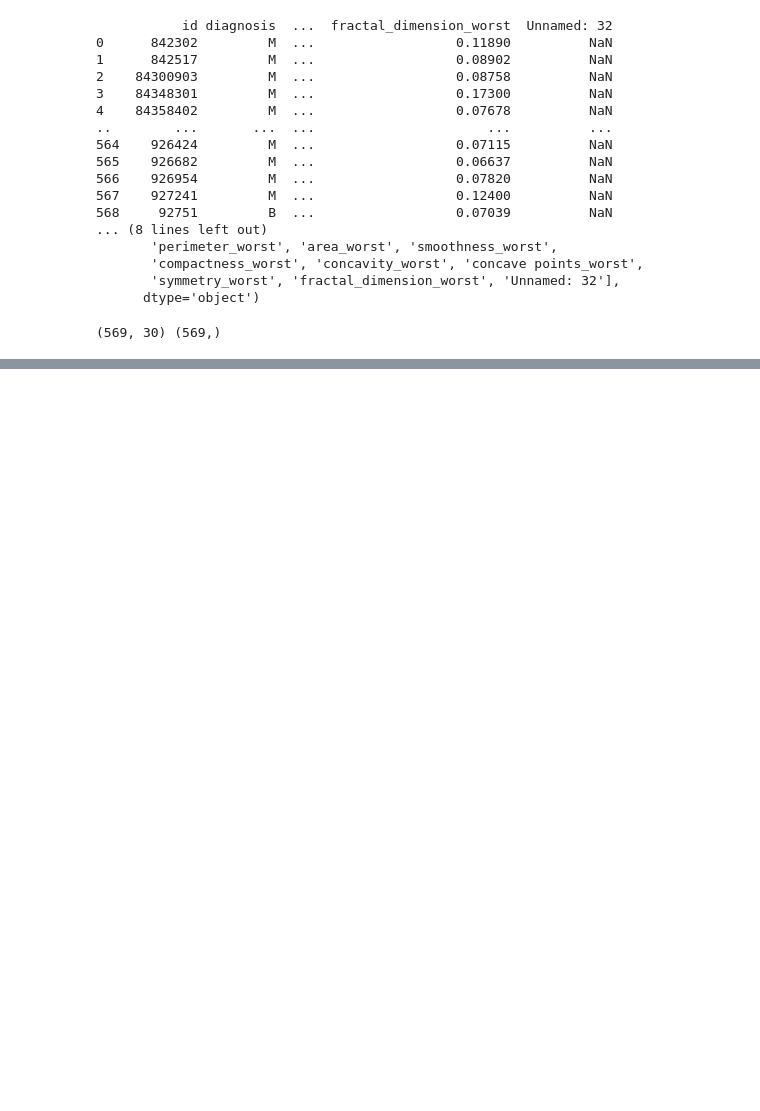
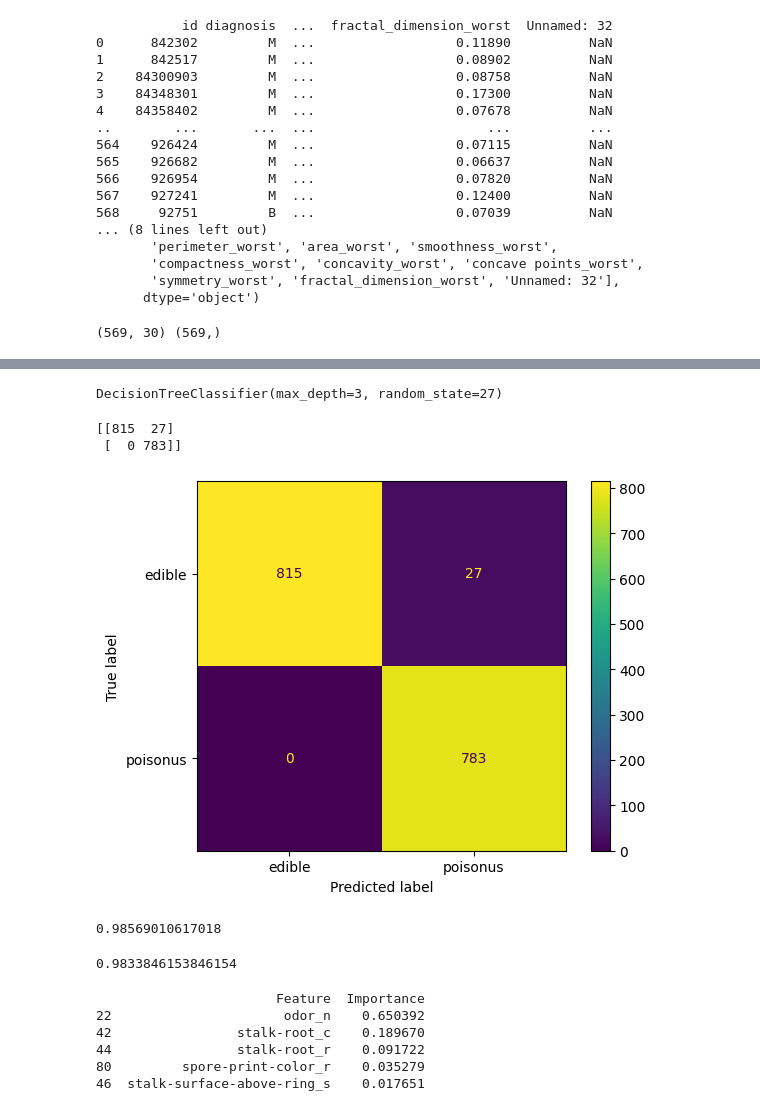
Before and after one commit to golubnichiy/bigdata_0925, a Jupyter notebook: day_06.ipynb, the cells around one changed output, grey strips where cells are left out. Drawn from its saved outputs; the diff is of its cells as text; code cells hidden in the pictures; blank space fills up the shorter version.

```diff
--- a/day_06.ipynb
+++ b/day_06.ipynb
@@ -41,0 +99,3 @@ print(accuracy_score(y_test, y_pred))
+# %%
+data_encoded = pd.get_dummies(data, drop_first=True)
+data_encoded.head()
@@ -41,0 +110,3 @@ print(accuracy_score(y_test, y_pred))
+# %%
+X = data_encoded.drop('class_p', axis=1)
+y = data_encoded['class_p']
@@ -41,0 +115,40 @@ print(accuracy_score(y_test, y_pred))
+# %%
+dt_model = DecisionTreeClassifier(max_depth=3, random_state=27)
+dt_model.fit(X_train, y_train)
+# %% [output]
+DecisionTreeClassifier(max_depth=3, random_state=27)
+# %%
+y_pred = dt_model.predict(X_test)
+conf_matrix = confusion_matrix(y_test, y_pred)
+print(conf_matrix)
+# %% [output]
+[[815  27]
+ [  0 783]]
+# %%
+disp = ConfusionMatrixDisplay(conf_matrix, display_labels=['edible', 'poisonus'])
+disp.plot()
+plt.show()
+# %% [output]
+[figure, added]
+# %%
+y_pred_train = dt_model.predict(X_train)
+accuracy_train = accuracy_score(y_train, y_pred_train)
+print(accuracy_train)
+# %% [output]
+0.98569010617018
+# %%
+accuracy_test = accuracy_score(y_test, y_pred)
+print(accuracy_test)
+# %% [output]
+0.9833846153846154
+# %%
+feature_importances = pd.DataFrame({'Feature': X_train.columns, 'Importance': dt_model.feature_importances_})
+top_feature = feature_importances.sort_values(by='Importance', ascending=False).head(5)
+print(top_feature)
+# %% [output]
+                       Feature  Importance
+22                      odor_n    0.650392
+42                stalk-root_c    0.189670
+44                stalk-root_r    0.091722
+80         spore-print-color_r    0.035279
+46  stalk-surface-above-ring_s    0.017651
```
Also changed, not shown: parts of 13 cells of this notebook, 1 other file.
